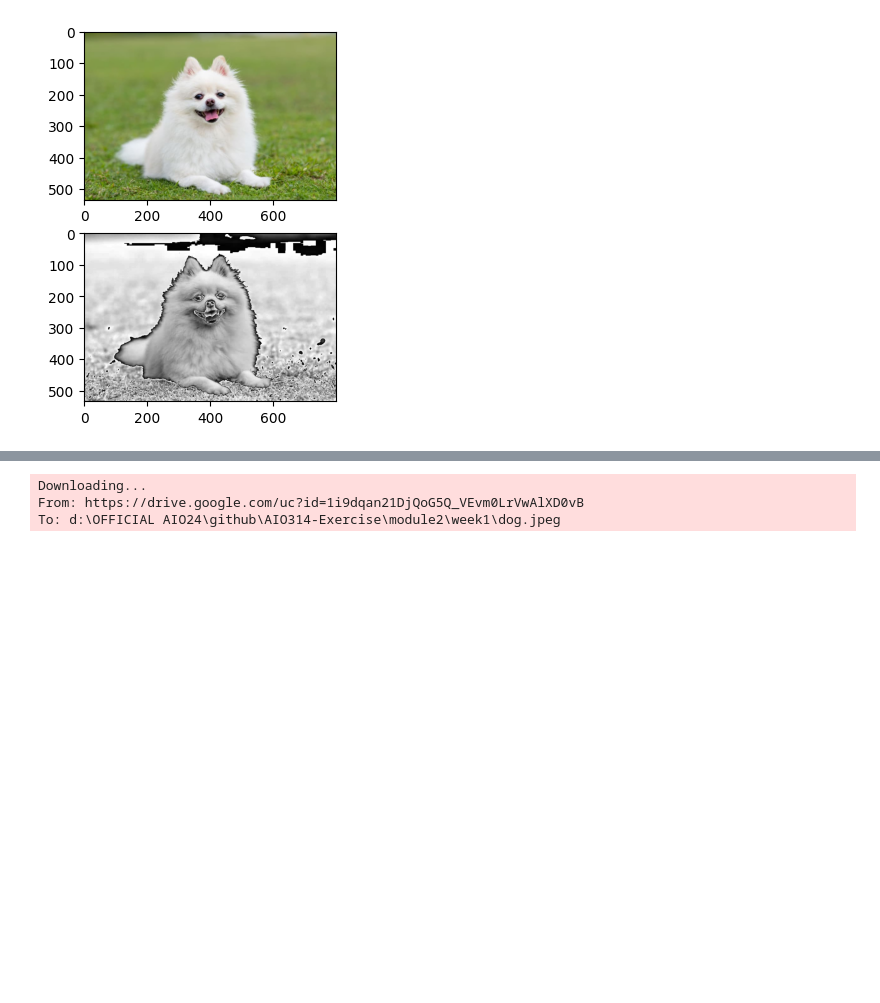
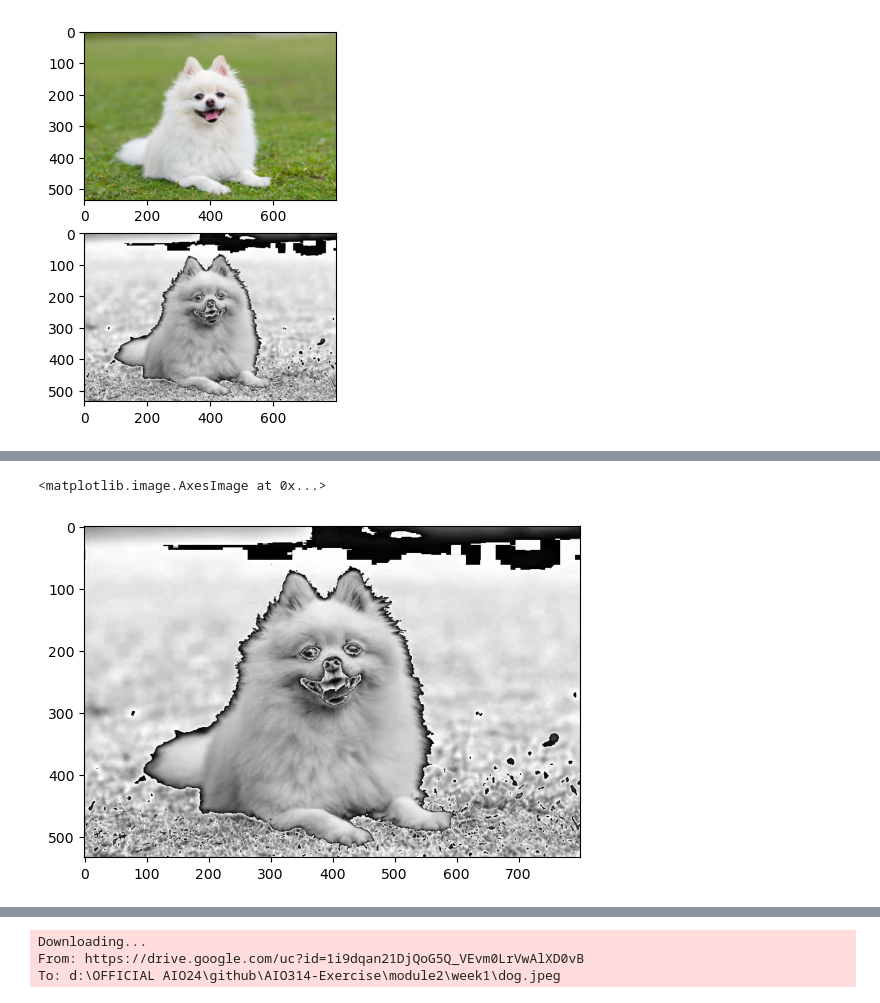
Before and after one commit to stephanelx88/AIO314-Exercise, a Jupyter notebook: module2/week1/week1_numpy.ipynb, the cells around one changed output, grey strips where cells are left out. Drawn from its saved outputs; the diff is of its cells as text; code cells hidden in the pictures; blank space fills up the shorter version.

```diff
--- a/module2/week1/week1_numpy.ipynb
+++ b/module2/week1/week1_numpy.ipynb
@@ -519,0 +547,12 @@ print(grey_img[0, 0])
+# %%
+# Convert from color image to gray using lightness
+def get_lightness(vector):
+    result = (vector.min() + vector.max()) / 2
+
+    return result
+
+lightness_img = np.apply_along_axis(get_lightness, axis=2, arr=original_img)
+plt.imshow(lightness_img, cmap='gray')
+# %% [output]
+<matplotlib.image.AxesImage at 0x...>
+[figure, added]
```
Also changed, not shown: parts of 3 cells of this notebook.
